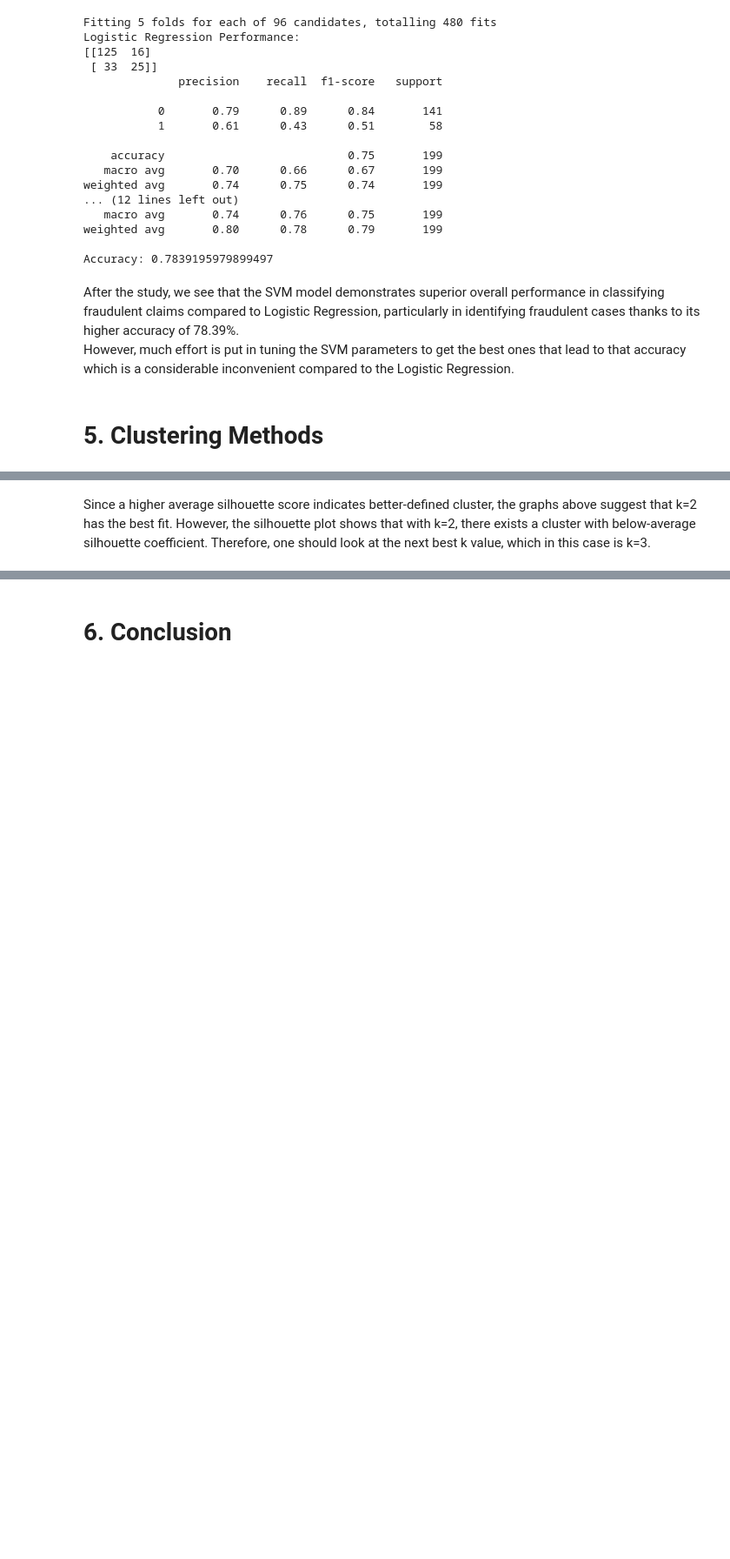
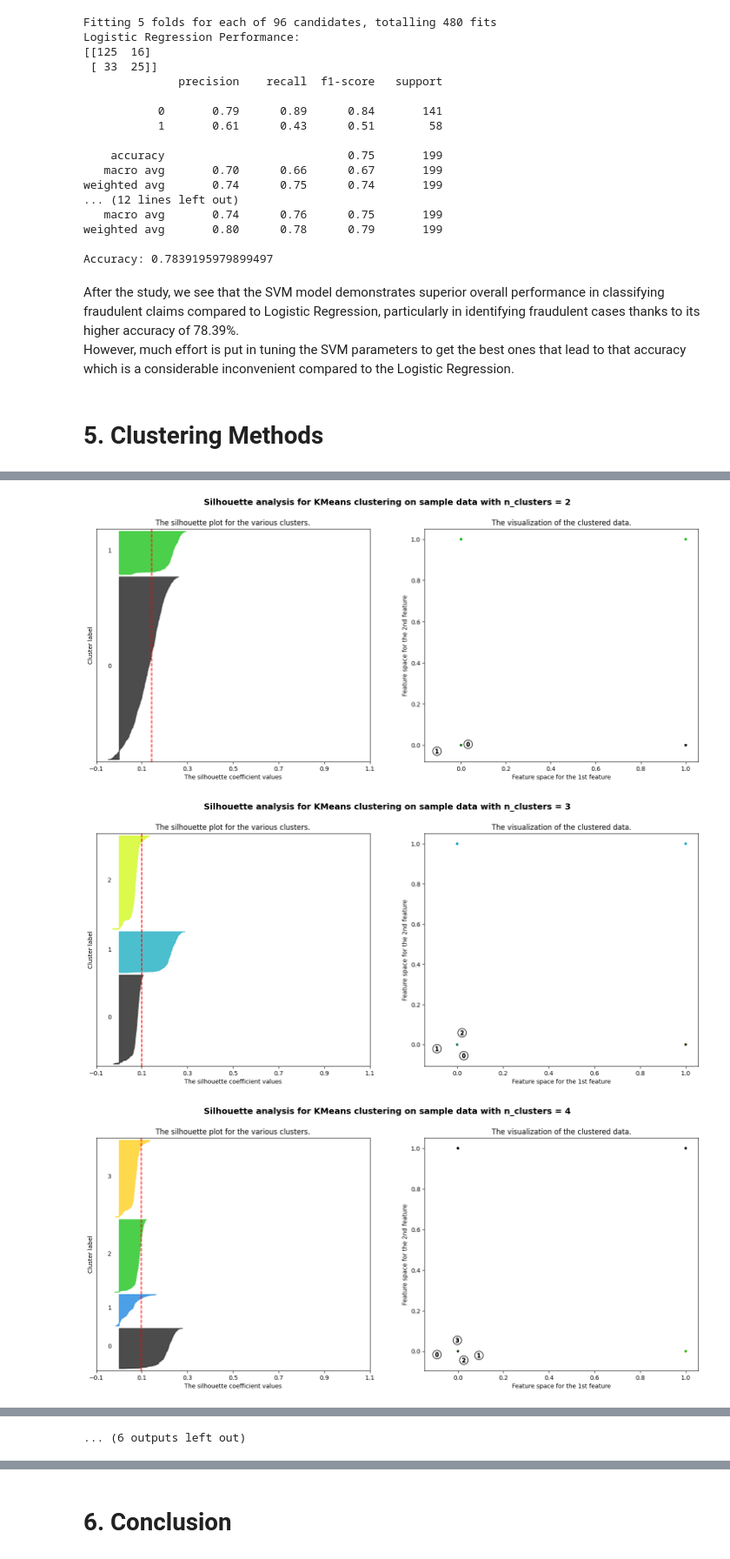
Before and after one commit to Regis0323/Module_1, a Jupyter notebook: Rurangwa_Assignment_Module_1.ipynb, the cells around one changed output, grey strips where cells are left out. Shown at 87% size. Drawn from its saved outputs; the diff is of its cells as text; code cells hidden in the pictures; blank space fills up the shorter version.

```diff
--- a/Rurangwa_Assignment_Module_1.ipynb
+++ b/Rurangwa_Assignment_Module_1.ipynb
@@ -817,10 +793,10 @@ plt.show()
 for k in k_range:
     # Apply KMeans clustering
     kmeans = KMeans(init="random", n_clusters=k, n_init=20, max_iter=300)
-    kmeans.fit(gcr_num)
+    kmeans.fit(X)
 
     # Calculate the silhouette score for the current clustering
-    score = silhouette_score(gcr_num, kmeans.labels_)
+    score = silhouette_score(X, kmeans.labels_)
     silhouette_scores.append(score)
 
     # Create a subplot with 1 row and 2 columns
@@ -833,10 +809,10 @@ for k in k_range:
     ax1.set_xlim([0.5, 1])
     # The (k+1)*10 is for inserting blank space between silhouette plots of individual clusters,
     # to demarcate them clearly.
-    ax1.set_ylim([0, len(gcr_num) + (k + 1) * 10])
+    ax1.set_ylim([0, len(X) + (k + 1) * 10])
 
     # Compute the silhouette scores for each sample
-    sample_silhouette_values = silhouette_samples(gcr_num, kmeans.labels_)
+    sample_silhouette_values = silhouette_samples(X, kmeans.labels_)
 
     y_lower = 10
     for i in range(k):
@@ -864,31 +840,35 @@ for k in k_range:
     ax1.set_ylabel("Cluster label")
 
     # The vertical line for average silhouette score of all the values
     ax1.axvline(x=score, color="red", linestyle="--")
 
     ax1.set_yticks([])  # Clear the yaxis labels / ticks
     ax1.set_xticks(np.arange(-0.1, 1.1, 0.2))
 
     # 2nd Plot showing the actual clusters formed
     colors = cm.nipy_spectral(kmeans.labels_.astype(float) / k)
-    ax2.scatter(gcr_num.iloc[:, -2], gcr_num.iloc[:, -3], marker='.', s=50, lw=0, alpha=0.7,
+    ax2.scatter(X.iloc[:, -2], X.iloc[:, -3], marker='.', s=50, lw=0, alpha=0.7,
                 c=colors, edgecolor='k')
 
     # Labeling the clusters
     centers = kmeans.cluster_centers_
     ax2.scatter(centers[:, 0], centers[:, 1], marker='o',
                 c="white", alpha=1, s=200, edgecolor='k')
 
     for i, c in enumerate(centers):
         ax2.scatter(c[0], c[1], marker='$%d$' % i, alpha=1,
                     s=50, edgecolor='k')
 
     ax2.set_title("The visualization of the clustered data.")
     ax2.set_xlabel("Feature space for the 1st feature")
     ax2.set_ylabel("Feature space for the 2nd feature")
 
     plt.suptitle(("Silhouette analysis for KMeans clustering on sample data "
                   "with n_clusters = %d" % k),
                  fontsize=14, fontweight='bold')
 
 plt.show()
+# %% [output]
+[figure, added]
+[figure, added]
+[figure, added]
@@ -895,2 +884 @@ plt.show()
+... (6 outputs left out)
-# %% [markdown]
-Since a higher average silhouette score indicates better-defined cluster, the graphs above suggest that k=2 has the best fit. However, the silhouette plot shows that with k=2, there exists a cluster with below-average silhouette coefficient. Therefore, one should look at the next best k value, which in this case is k=3.
```
Also changed, not shown: parts of 12 cells of this notebook.
